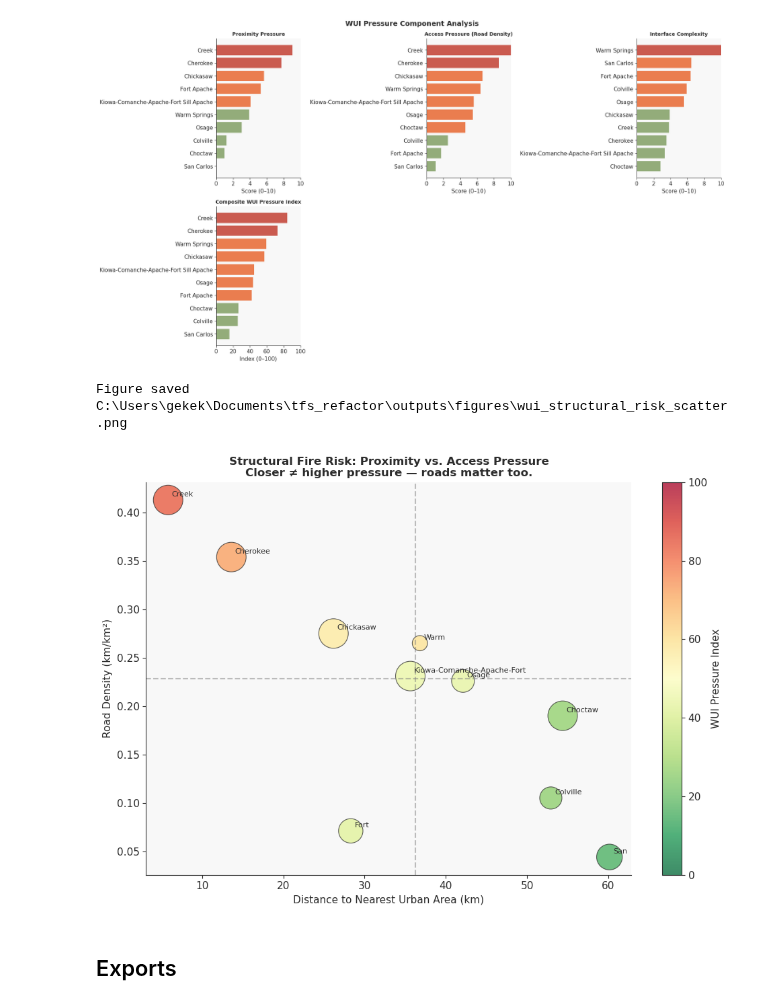
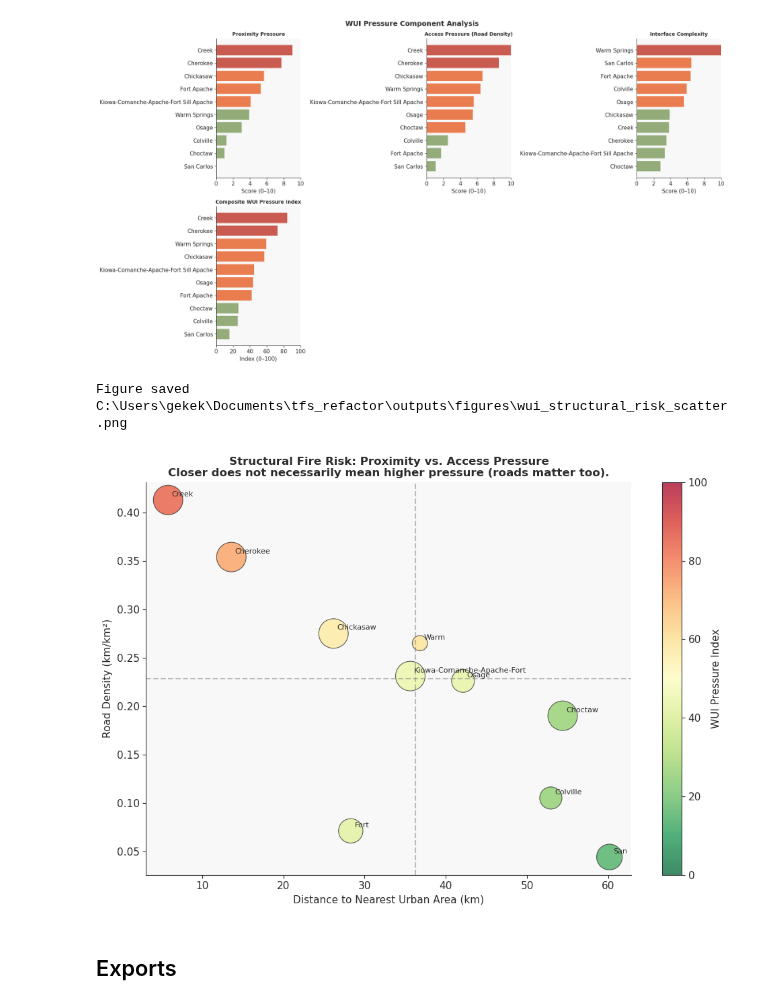
Before and after one commit to daearconsulting/tribal_fire_science, a Jupyter notebook: notebooks/tribal_wui_pressure_index.ipynb, the cells around one changed output. Cells and saved outputs as stored; diff of their text form; code cells hidden in the pictures.

```diff
--- a/notebooks/tribal_wui_pressure_index.ipynb
+++ b/notebooks/tribal_wui_pressure_index.ipynb
@@ -746,35 +742,35 @@ if "access_score" in scores.columns:
         alpha=0.75,
         edgecolors=styles.CHARCOAL,
         linewidth=0.8,
         vmin=0, vmax=100,
     )
     for _, row in scores.iterrows():
         ax.annotate(
             row["NAME"].split()[0],
             (row["distance_to_urban_km"], row["road_density_km_km2"]),
             xytext=(4, 4), textcoords="offset points", fontsize=8,
         )
     plt.colorbar(sc, ax=ax, label="WUI Pressure Index")
     ax.axvline(scores["distance_to_urban_km"].median(),
                color="gray", linestyle="--", alpha=0.5, label="Median")
     ax.axhline(scores["road_density_km_km2"].median(),
                color="gray", linestyle="--", alpha=0.5)
     ax.set_xlabel("Distance to Nearest Urban Area (km)", fontsize=11)
     ax.set_ylabel("Road Density (km/km²)", fontsize=11)
     ax.set_title(
         "Structural Fire Risk: Proximity vs. Access Pressure\n"
-        "Closer ≠ higher pressure — roads matter too.",
+        "Closer does not necessarily mean higher pressure (roads matter too).",
         fontsize=12, fontweight="bold",
     )
     sns.despine(ax=ax)
     plt.tight_layout()
     charts.save_figure(fig, "outputs/figures/wui_structural_risk_scatter.png")
     plt.show()
 else:
     print("Road density not available: scatter plot skipped.")
 # %% [output]
 Figure saved C:\Users\gekek\Documents\tfs_refactor\outputs\figures\wui_structural_risk_scatter.png
-[figure, old version]
+[figure, new version]
 # %% [markdown]
 ## Exports
 # %%
```
Also changed, not shown: parts of 10 cells of this notebook, 2 other files.
